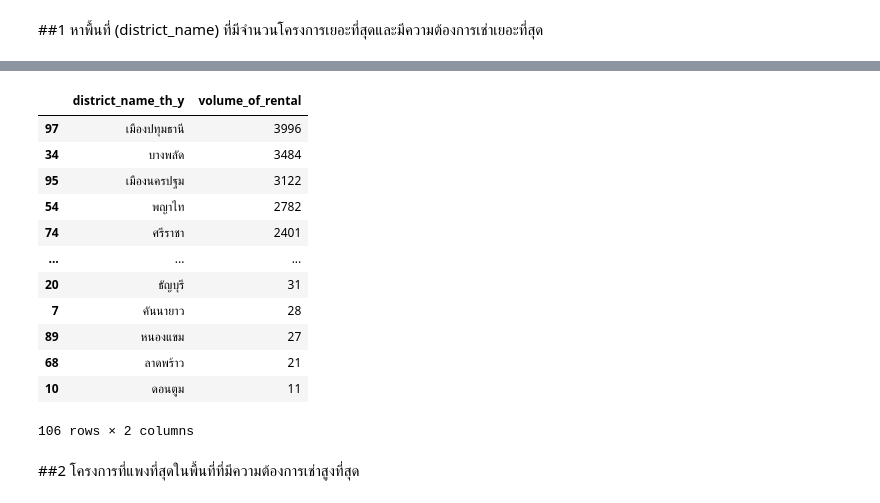
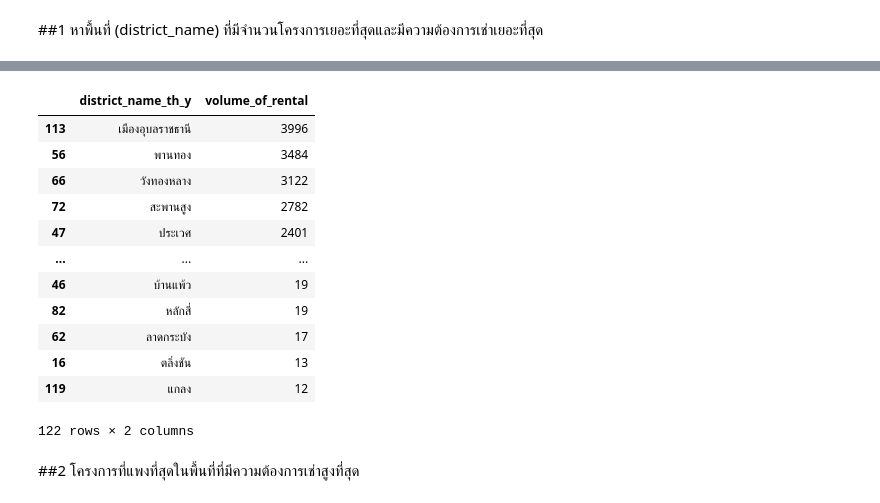
Before and after one commit to TungSoPon/BasicProg_DataViz65, a Jupyter notebook: midterm65.ipynb, the cells around one changed output, grey strips where cells are left out. Saved outputs shown, nothing was run; the diff lists cells and outputs as text; code cells hidden in the pictures.

```diff
--- a/midterm65.ipynb
+++ b/midterm65.ipynb
@@ -111,5 +111,5 @@ rent1=rent.dropna(subset=['row_number','transction_year','transction_month','lis
 # %%
 eat1=eat.dropna(subset=['row_number','subdistrict_id','subdistrict_name_th','district_id','district_name_th','province_id','province_name_th','eating_daytime','eating_daytime_price','eating_daytime_variety','eating_nighttime_variety'])
 # %%
-data1 = project1.merge(rent1, left_on='row_number', right_on='row_number')
+data1 = unit1.merge(rent1, left_on='row_number', right_on='row_number')
 data1.head()
@@ -124,4 +116,4 @@ data1.head()
 # %%
-dataall1 = data1.merge(unit1, left_on='row_number', right_on='row_number')
-data2.head()
+dataall1 = eat1.merge(data1, left_on='row_number', right_on='row_number')
+dataall1.head()
 # %% [output]
@@ -135 +127,4 @@ data2.head()
+# %%
+dataall = dataall1.merge(project1, left_on='row_number', right_on='row_number')
+dataall.head()
 # %%
@@ -168,3 +151,0 @@ dataall3.head()
-# %%
-dataall = data1.merge(data2, left_on='row_number', right_on='row_number')
-dataall.head()
@@ -260,21 +195,21 @@ ans_1_1
 # %%
-dataall2.groupby("district_name_th_y")[["volume_of_rental"]].max().sort_values(by=["volume_of_rental"], ascending=False) #_y = ชื่อพื้นที่ที่มีความต้องการเช่ามากสุด
-ans_1_2 = dataall2.groupby("district_name_th_y")[["volume_of_rental"]].max().reset_index().sort_values(by=["volume_of_rental"], ascending=False)
+dataall.groupby("district_name_th_y")[["volume_of_rental"]].max().sort_values(by=["volume_of_rental"], ascending=False) #_y = ชื่อพื้นที่ที่มีความต้องการเช่ามากสุด
+ans_1_2 = dataall.groupby("district_name_th_y")[["volume_of_rental"]].max().reset_index().sort_values(by=["volume_of_rental"], ascending=False)
 ans_1_2
 # %% [output]
 |  | district_name_th_y | volume_of_rental |
-| 97 | เมืองปทุมธานี | 3996 |
-| 34 | บางพลัด | 3484 |
-| 95 | เมืองนครปฐม | 3122 |
-| 54 | พญาไท | 2782 |
-| 74 | ศรีราชา | 2401 |
+| 113 | เมืองอุบลราชธานี | 3996 |
+| 56 | พานทอง | 3484 |
+| 66 | วังทองหลาง | 3122 |
+| 72 | สะพานสูง | 2782 |
+| 47 | ประเวศ | 2401 |
 | ... | ... | ... |
-| 20 | ธัญบุรี | 31 |
-| 7 | คันนายาว | 28 |
-| 89 | หนองแขม | 27 |
-| 68 | ลาดพร้าว | 21 |
-| 10 | ดอนตูม | 11 |
+| 46 | บ้านแพ้ว | 19 |
+| 82 | หลักสี่ | 19 |
+| 62 | ลาดกระบัง | 17 |
+| 16 | ตลิ่งชัน | 13 |
+| 119 | แกลง | 12 |
-106 rows × 2 columns
+122 rows × 2 columns
 # %% [markdown]
 ##2 โครงการที่แพงที่สุดในพื้นที่ที่มีความต้องการเช่าสูงที่สุด
 # %%
```
Also changed, not shown: parts of 22 cells of this notebook.
